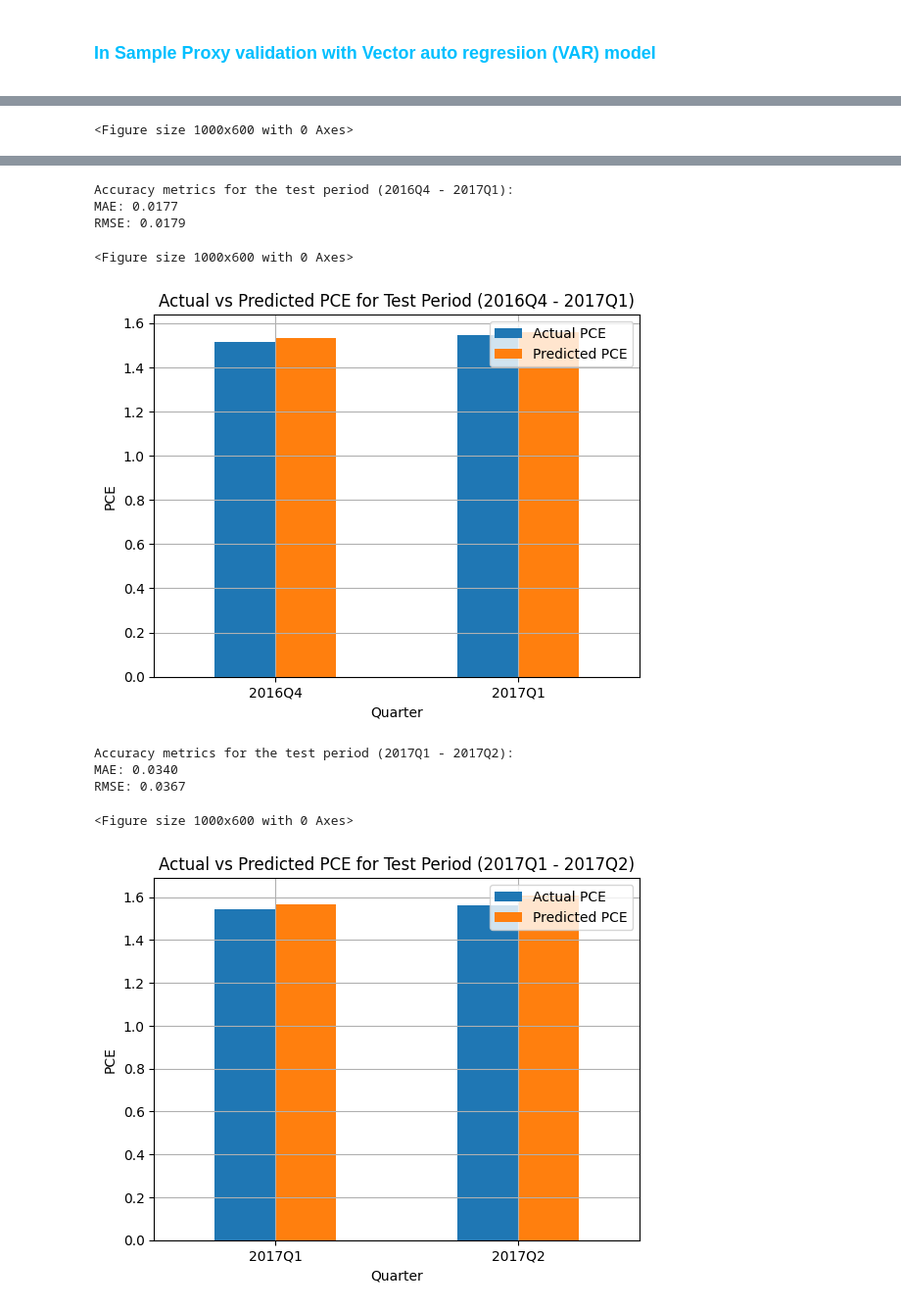
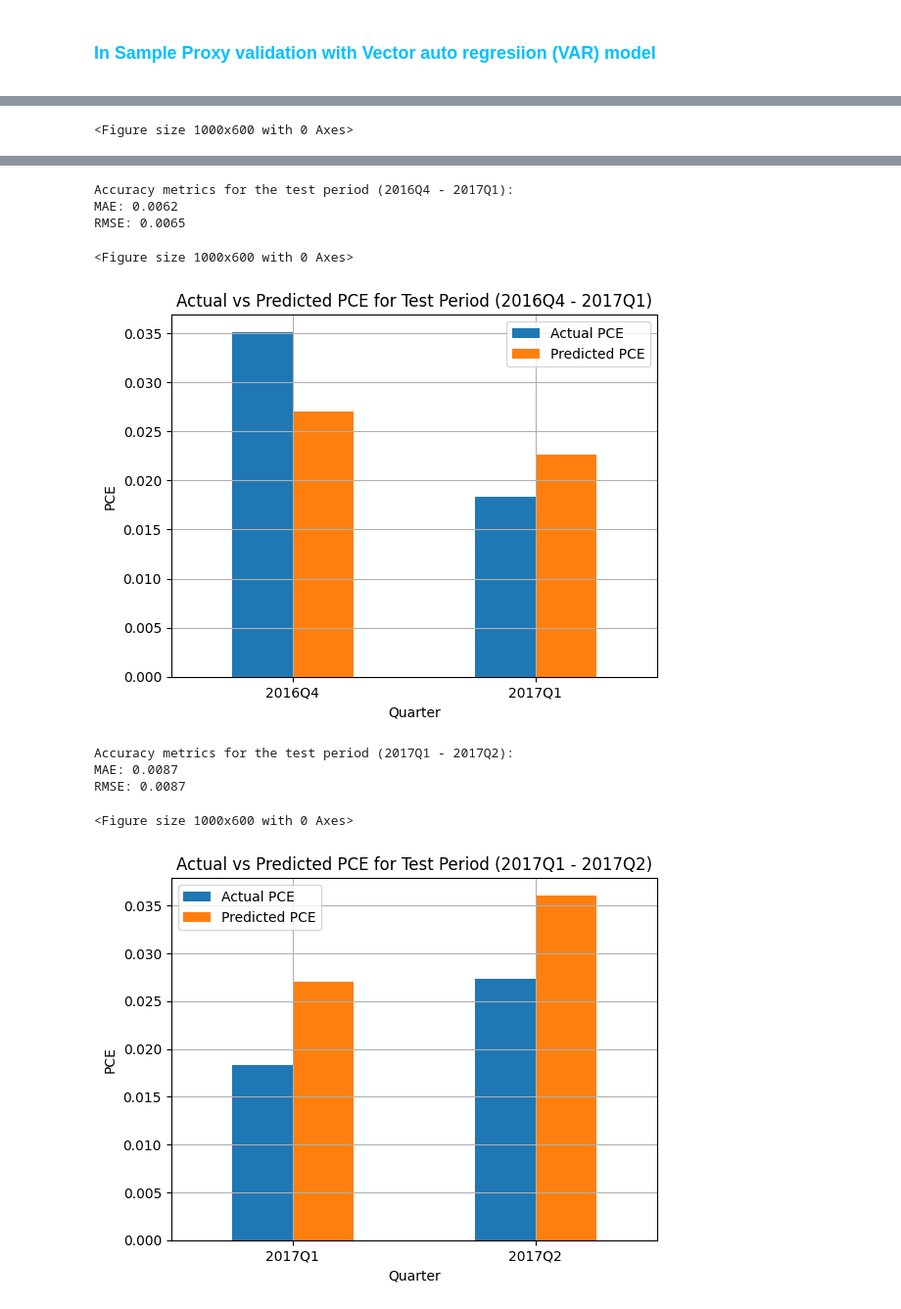
Before and after one commit to janjannagtegaal/NowCasting-M1, a Jupyter notebook: [2]M1_Analysis.ipynb, the cells around one changed output, grey strips where cells are left out. Shown at 98% size. Saved outputs shown, nothing was run; the diff lists cells and outputs as text; code cells hidden in the pictures.

```diff
--- a/[2]M1_Analysis.ipynb
+++ b/[2]M1_Analysis.ipynb
@@ -462,7 +422,7 @@ print(lead_lag_results.sort_values(by='Correlation', ascending=False))
 # %%
 
 # Filter for indicators with a lag of 1 and high correlation
-filtered_results = lead_lag_results[lead_lag_results['Lag'].between(-1,1 )]
+filtered_results = lead_lag_results[lead_lag_results['Lag'].between(0,1)]
 
 # Sort by correlation strength
 filtered_results = filtered_results.sort_values(by='Correlation', ascending=False)
@@ -807,14 +816,17 @@ var_df.index = var_df.index.to_period('Q')
 # Handling Missing Values and Infinities
 var_df.replace([np.inf, -np.inf], np.nan, inplace=True)
 
-# First, try to interpolate
-var_df.interpolate(method='linear', limit_direction='forward', axis=0, inplace=True)
+#drop rows with nan
+var_df = var_df.dropna()
 
-# Then use forward fill
-var_df.fillna(method='ffill', inplace=True)
+# # First, try to interpolate
+# var_df.interpolate(method='linear', limit_direction='forward', axis=0, inplace=True)
 
-# Finally, use backward fill as the last resort
-var_df.fillna(method='bfill', inplace=True)
+# # Then use forward fill
+# var_df.fillna(method='ffill', inplace=True)
+
+# # Finally, use backward fill as the last resort
+# var_df.fillna(method='bfill', inplace=True)
 
 # Define test periods
 test_periods = [
@@ -896,13 +908,13 @@ RMSE: 0.0302
 Accuracy metrics for the test period (2016Q4 - 2017Q1):
-MAE: 0.0177
-RMSE: 0.0179
+MAE: 0.0062
+RMSE: 0.0065
 <Figure size 1000x600 with 0 Axes>
-[figure, old version]
+[figure, new version]
 Accuracy metrics for the test period (2017Q1 - 2017Q2):
-MAE: 0.0340
-RMSE: 0.0367
+MAE: 0.0087
+RMSE: 0.0087
 <Figure size 1000x600 with 0 Axes>
-[figure, old version]
+[figure, new version]
 # %%
 from sklearn.metrics import mean_squared_error, mean_absolute_error
 import numpy as np
```
Also changed, not shown: parts of 20 cells of this notebook, 11 other files.
